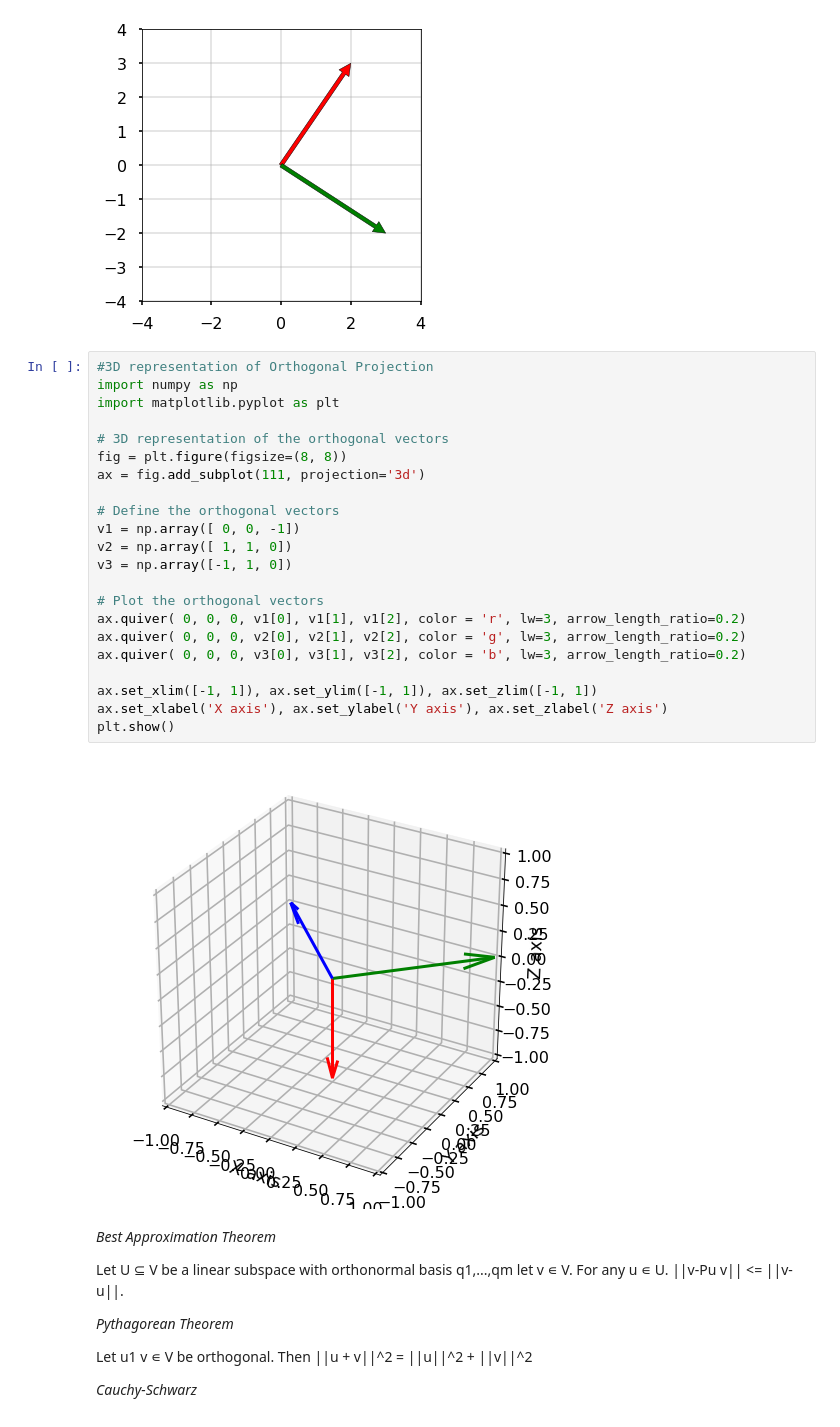
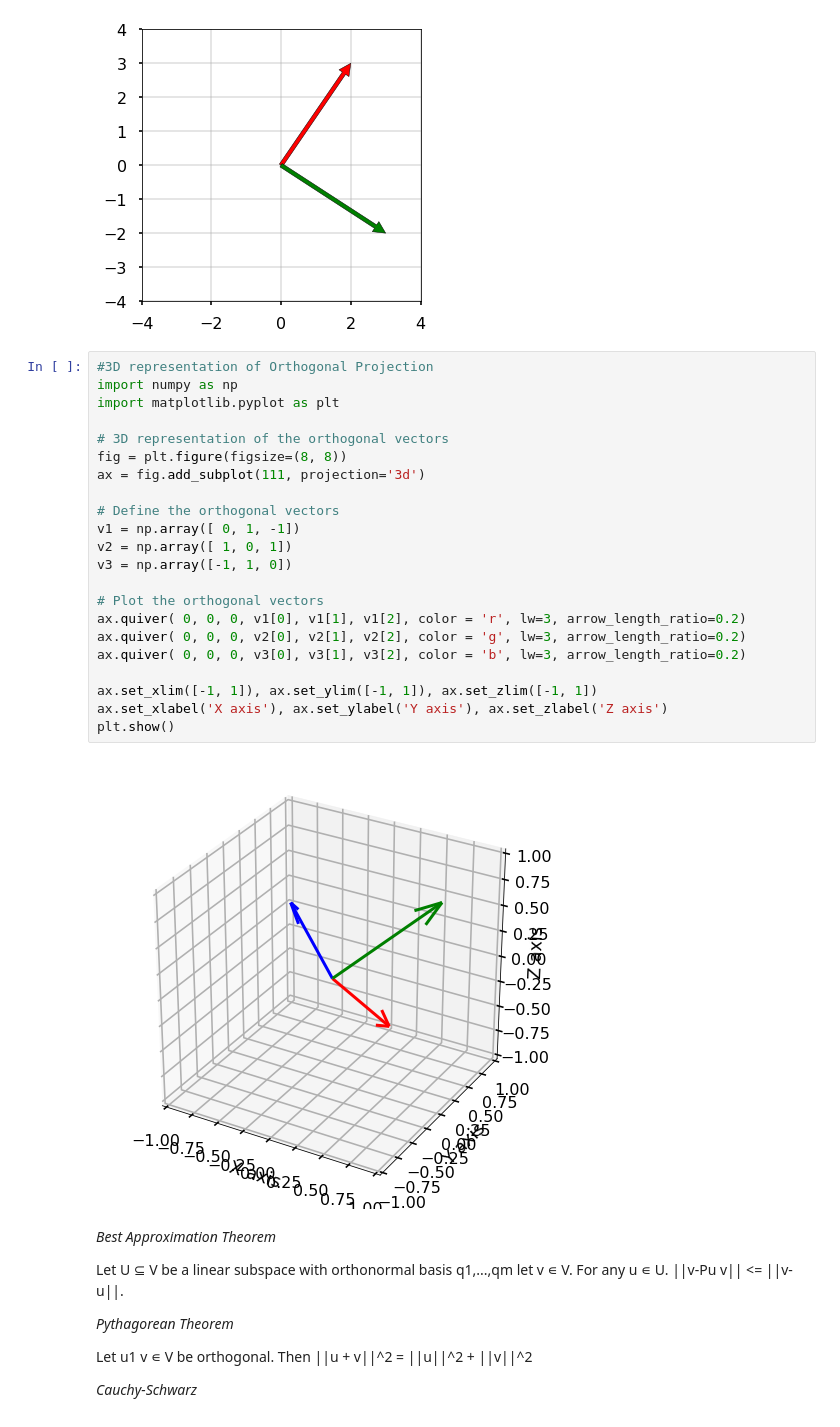
Before and after one commit to SamariaSpringfield/MAT421_, a Jupyter notebook: Section1.ipynb, the cells around one changed output. Saved outputs shown, nothing was run; the diff lists cells and outputs as text.

```diff
--- a/Section1.ipynb
+++ b/Section1.ipynb
@@ -135,27 +135,27 @@ plt.show()
 # %%
 #3D representation of Orthogonal Projection
 import numpy as np
 import matplotlib.pyplot as plt
 
 # 3D representation of the orthogonal vectors
 fig = plt.figure(figsize=(8, 8))
 ax = fig.add_subplot(111, projection='3d')
 
 # Define the orthogonal vectors
-v1 = np.array([ 0, 0, -1])
-v2 = np.array([ 1, 1, 0])
+v1 = np.array([ 0, 1, -1])
+v2 = np.array([ 1, 0, 1])
 v3 = np.array([-1, 1, 0])
 
 # Plot the orthogonal vectors
 ax.quiver( 0, 0, 0, v1[0], v1[1], v1[2], color = 'r', lw=3, arrow_length_ratio=0.2)
 ax.quiver( 0, 0, 0, v2[0], v2[1], v2[2], color = 'g', lw=3, arrow_length_ratio=0.2)
 ax.quiver( 0, 0, 0, v3[0], v3[1], v3[2], color = 'b', lw=3, arrow_length_ratio=0.2)
 
 ax.set_xlim([-1, 1]), ax.set_ylim([-1, 1]), ax.set_zlim([-1, 1])
 ax.set_xlabel('X axis'), ax.set_ylabel('Y axis'), ax.set_zlabel('Z axis')
 plt.show()
 # %% [output]
-[figure, old version]
+[figure, new version]
 # %% [markdown]
 *Best Approximation Theorem*
 
```
